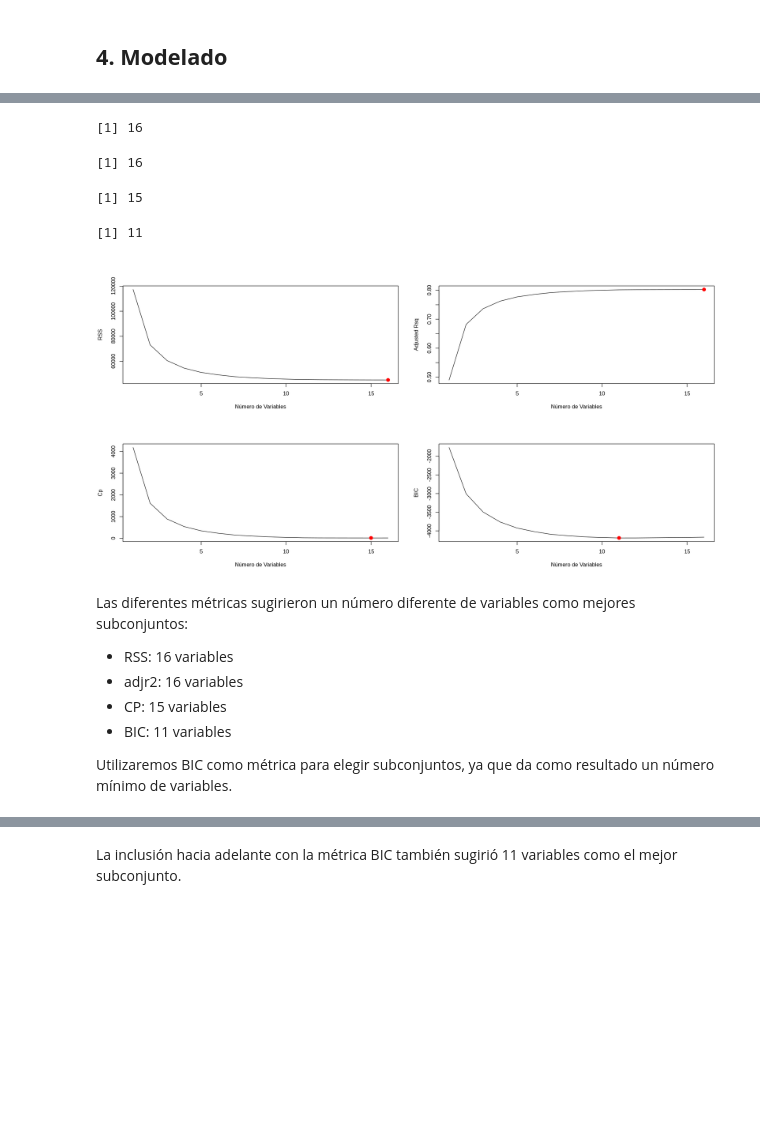
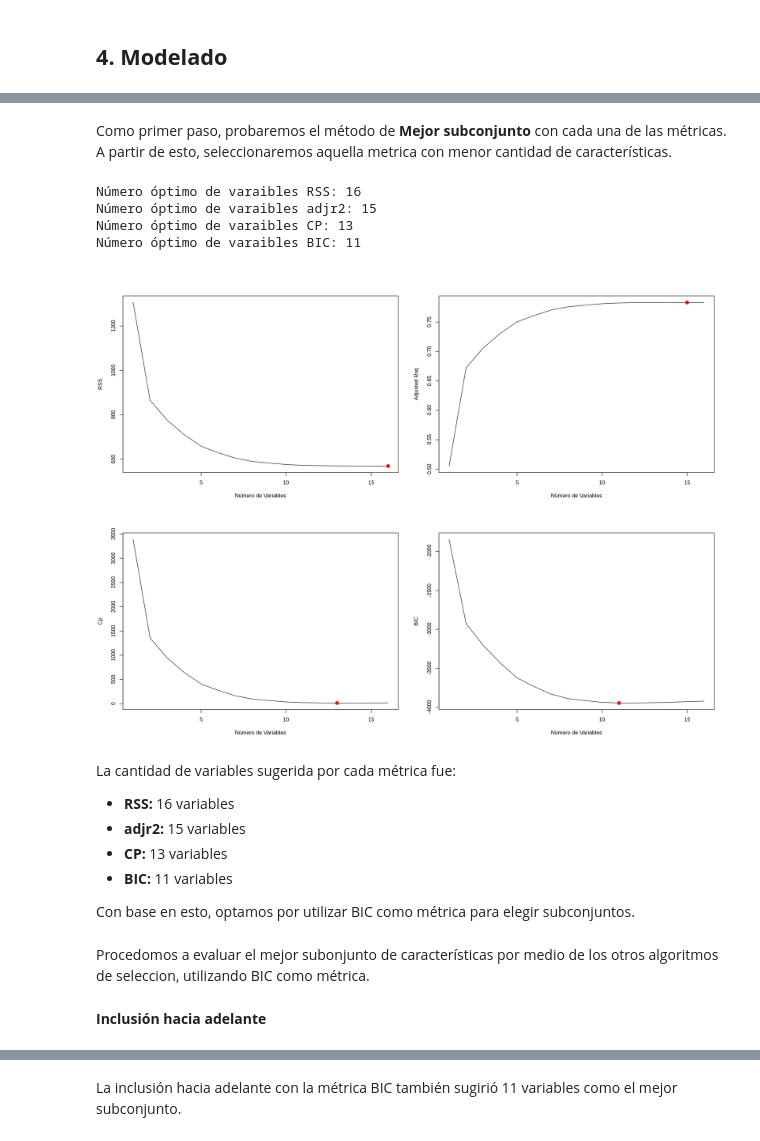
Before and after one commit to josemal98/Proyecto_R_BEDU, a Jupyter notebook: Notebook/Life_expectancy_project.ipynb, the cells around one changed output, grey strips where cells are left out. Drawn from its saved outputs; the diff is of its cells as text; code cells hidden in the pictures; blank space fills up the shorter version.

```diff
--- a/Notebook/Life_expectancy_project.ipynb
+++ b/Notebook/Life_expectancy_project.ipynb
@@ -899,9 +905,9 @@ Tal como se sospechaba, se encontró una alta colinealidad en las variables pert
 - GDP
 - Thinness_1-19_years
 # %%
-df_no_col <- subset(df_trans, select = -c(Infant_deaths))
-df_no_col <- subset(df_no_col, select = -c(Gdp))
-df_no_col <- subset(df_no_col, select = -c(Thinness_1_19_years))
+df_EDA <- subset(df_trans, select = -c(Infant_deaths))
+df_EDA <- subset(df_EDA, select = -c(Gdp))
+df_EDA <- subset(df_EDA, select = -c(Thinness_1_19_years))
 # %% [markdown]
 Repetimos el análisis
 # %%
@@ -979,44 +989,52 @@ Al consultar el resumen del método, se podrá decidir la métrica que considera
+# %% [markdown]
+Como primer paso, probaremos el método de **Mejor subconjunto** con cada una de las métricas. A partir de esto, seleccionaremos aquella metrica con menor cantidad de características.
 # %%
-#Mejor subconjunto
-regfit.best <- regsubsets(Life_expectancy~., data= df_EDA, nvmax = 16)
+set_plot_dimensions(16,12)
+
+# Mejor subconjunto
+regfit.best <- regsubsets(Life_expectancy~., data= df_EDA, nvmax = 16)  # Ajuste de regresión para el mejor subconjunto de variables
 reg.summary <- summary(regfit.best)
 
-par(mfrow=c(2,2))
+par(mfrow=c(2,2))  # Configurar diseño de gráficos en una cuadrícula 2x2
 
-#- residual sum of squares:
-plot(reg.summary$rss,xlab="Número de Variables",ylab="RSS",type="l")
-which.min(reg.summary$rss)
-points(16,reg.summary$rss[16], col="red",cex=2,pch=20)
+# Gráfico de Suma Residual de Cuadrados (RSS)
+plot(reg.summary$rss, xlab="Número de Variables", ylab="RSS", type="l")
+cat("Número óptimo de varaibles RSS:", which.min(reg.summary$rss))  # Número óptimo de variables según el mínimo RSS
+points(16, reg.summary$rss[16], col="red", cex=2, pch=20)  # Marcar el mínimo RSS con un punto rojo
 
-# adjusted-R^2 with its largest value
-plot(reg.summary$adjr2,xlab="Número de Variables",ylab="Adjusted Rsq",type="l")
-which.max(reg.summary$adjr2)
-points(16,reg.summary$adjr2[16], col="red",cex=2,pch=20)
+# Gráfico de R^2 ajustado con su valor más alto
+plot(reg.summary$adjr2, xlab="Número de Variables", ylab="Adjusted Rsq", type="l")
+cat("\nNúmero óptimo de varaibles adjr2:", which.max(reg.summary$adjr2))  # Número óptimo de variables según el máximo R^2 ajustado
+points(15, reg.summary$adjr2[15], col="red", cex=2, pch=20)  # Marcar el máximo R^2 ajustado con un punto rojo
 
-# Mallow's Cp with its smallest value
-plot(reg.summary$cp,xlab="Número de Variables",ylab="Cp",type='l')
-which.min(reg.summary$cp)
-points(15,reg.summary$cp[15],col="red",cex=2,pch=20)
+# Gráfico de Mallow's Cp con su valor más bajo
+plot(reg.summary$cp, xlab="Número de Variables", ylab="Cp", type='l')
+cat("\nNúmero óptimo de varaibles CP:", which.min(reg.summary$cp))  # Número óptimo de variables según el mínimo Cp
+points(13, reg.summary$cp[13], col="red", cex=2, pch=20)  # Marcar el mínimo Cp con un punto rojo
 
-# BIC with its smallest value
-plot(reg.summary$bic,xlab="Número de Variables",ylab="BIC",type='l')
-which.min(reg.summary$bic)
-points(11,reg.summary$bic[11],col="red",cex=2,pch=20)
+# Gráfico de BIC con su valor más bajo
+plot(reg.summary$bic, xlab="Número de Variables", ylab="BIC", type='l')
+cat("\nNúmero óptimo de varaibles BIC:", which.min(reg.summary$bic))  # Número óptimo de variables según el mínimo BIC
+points(11, reg.summary$bic[11], col="red", cex=2, pch=20)  # Marcar el mínimo BIC con un punto rojo
 # %% [output]
-[1] 16
+Número óptimo de varaibles RSS: 16
+Número óptimo de varaibles adjr2: 15
+Número óptimo de varaibles CP: 13
+Número óptimo de varaibles BIC: 11
-[1] 16
-[1] 15
-[1] 11
-[figure, old version]
+[figure, new version]
 # %% [markdown]
-Las diferentes métricas sugirieron un número diferente de variables como mejores subconjuntos:
+La cantidad de variables sugerida por cada métrica fue:
 
-*   RSS: 16 variables
-*   adjr2: 16 variables
-*   CP: 15 variables
-*   BIC: 11 variables
+*   **RSS:** 16 variables
+*   **adjr2:** 15 variables
+*   **CP:** 13 variables
+*   **BIC:** 11 variables
 
-Utilizaremos BIC como métrica para elegir subconjuntos, ya que da como resultado un número mínimo de variables.
+Con base en esto, optamos por utilizar BIC como métrica para elegir subconjuntos.
+# %% [markdown]
+Procedomos a evaluar el mejor subonjunto de características por medio de los otros algoritmos de seleccion, utilizando BIC como métrica.
+# %% [markdown]
+**Inclusión hacia adelante**
 # %%
 #Inlcusión hacia adelante.
 par(mfrow=c(1,1))
```
Also changed, not shown: parts of 76 cells of this notebook.
